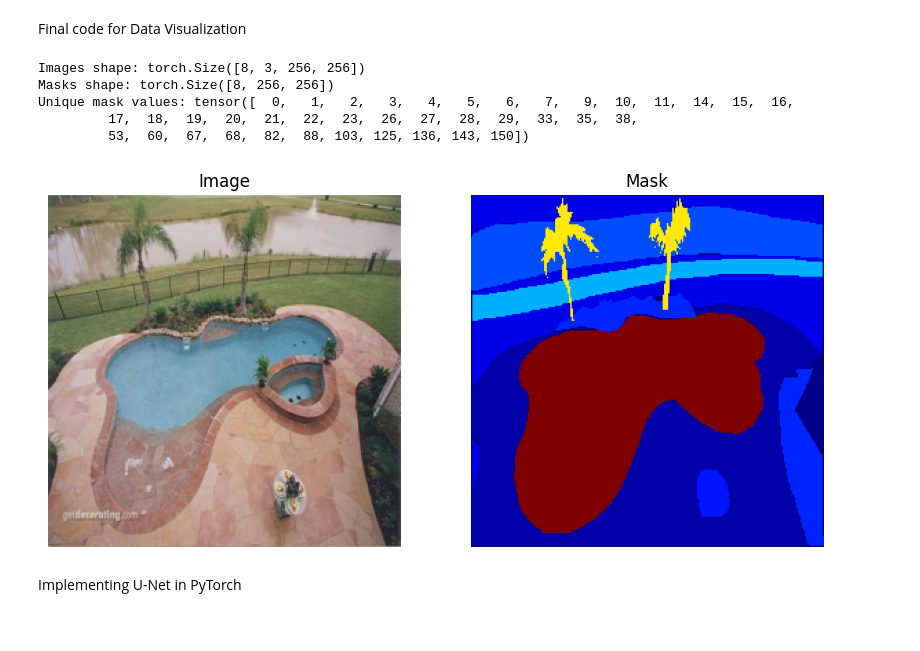
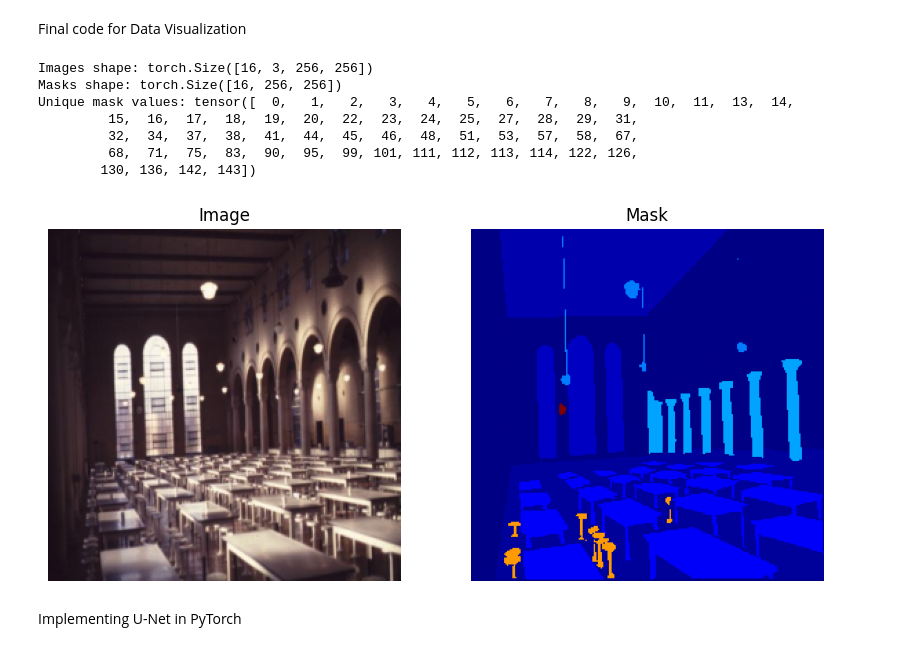
Before and after one commit to rashokatwal/image-to-music-recommender, a Jupyter notebook: dataVisualization.ipynb, the cells around one changed output. Saved outputs shown, nothing was run; the diff lists cells and outputs as text; code cells hidden in the pictures.

```diff
--- a/dataVisualization.ipynb
+++ b/dataVisualization.ipynb
@@ -289,7 +272,14 @@ train_dataset = ADE20KDataset(
 )
 
 # Create DataLoader
-train_loader = DataLoader(train_dataset, batch_size=8, shuffle=True)
+train_loader = DataLoader(
+    train_dataset,
+    batch_size=16,  # Choose as per your GPU memory
+    shuffle=True,
+    num_workers=4,  # Increase if you have more CPU cores
+    pin_memory=True,  # Speeds up GPU transfers
+    prefetch_factor=2  # Preloads batches while training
+)
 
 # Check a batch of data
 for images, masks in train_loader:
@@ -297,39 +287,41 @@ for images, masks in train_loader:
     print("Masks shape:", masks.shape)   # [batch_size, 256, 256]
     print("Unique mask values:", torch.unique(masks))  # Should be class indices
     break
 
 # Visualization function
 def reverse_normalize(image):
     mean = torch.tensor([0.485, 0.456, 0.406]).view(3, 1, 1)
     std = torch.tensor([0.229, 0.224, 0.225]).view(3, 1, 1)
     return image * std + mean
 
 # Get a batch of data
 images, masks = next(iter(train_loader))
 
 # Plot the first image and mask
 image = reverse_normalize(images[0]).permute(1, 2, 0).numpy()  # Convert to HWC
 mask = masks[0].numpy()  # No need to squeeze
 
 plt.figure(figsize=(10, 5))
 plt.subplot(1, 2, 1)
 plt.title("Image")
 plt.imshow(image)
 plt.axis("off")
 
 plt.subplot(1, 2, 2)
 plt.title("Mask")
 plt.imshow(mask, cmap="jet")  # Use 'jet' for better visualization
 plt.axis("off")
 
 plt.show()
 # %% [output]
-Images shape: torch.Size([8, 3, 256, 256])
-Masks shape: torch.Size([8, 256, 256])
-Unique mask values: tensor([  0,   1,   2,   3,   4,   5,   6,   7,   9,  10,  11,  14,  15,  16,
-         17,  18,  19,  20,  21,  22,  23,  26,  27,  28,  29,  33,  35,  38,
-         53,  60,  67,  68,  82,  88, 103, 125, 136, 143, 150])
+Images shape: torch.Size([16, 3, 256, 256])
+Masks shape: torch.Size([16, 256, 256])
+Unique mask values: tensor([  0,   1,   2,   3,   4,   5,   6,   7,   8,   9,  10,  11,  13,  14,
+         15,  16,  17,  18,  19,  20,  22,  23,  24,  25,  27,  28,  29,  31,
+         32,  34,  37,  38,  41,  44,  45,  46,  48,  51,  53,  57,  58,  67,
+         68,  71,  75,  83,  90,  95,  99, 101, 111, 112, 113, 114, 122, 126,
+        130, 136, 142, 143])
-[figure, old version]
+[figure, new version]
 # %% [markdown]
 Implementing U-Net in PyTorch
 # %%
```
Also changed, not shown: parts of 15 cells of this notebook.
